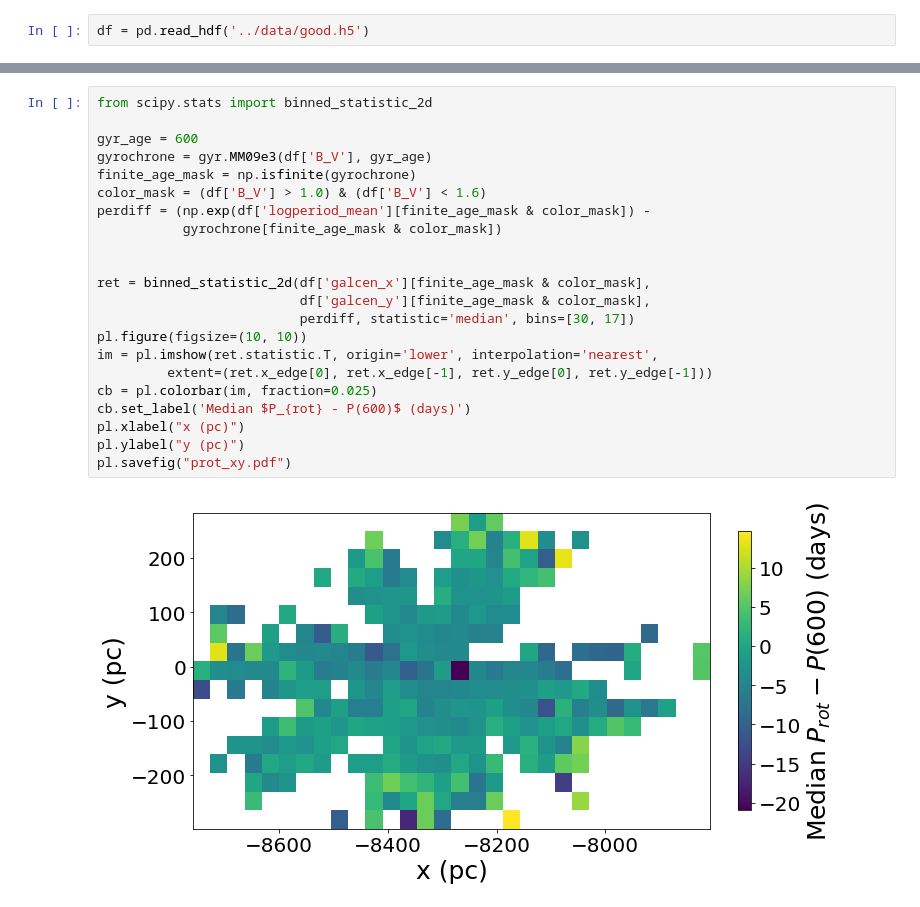
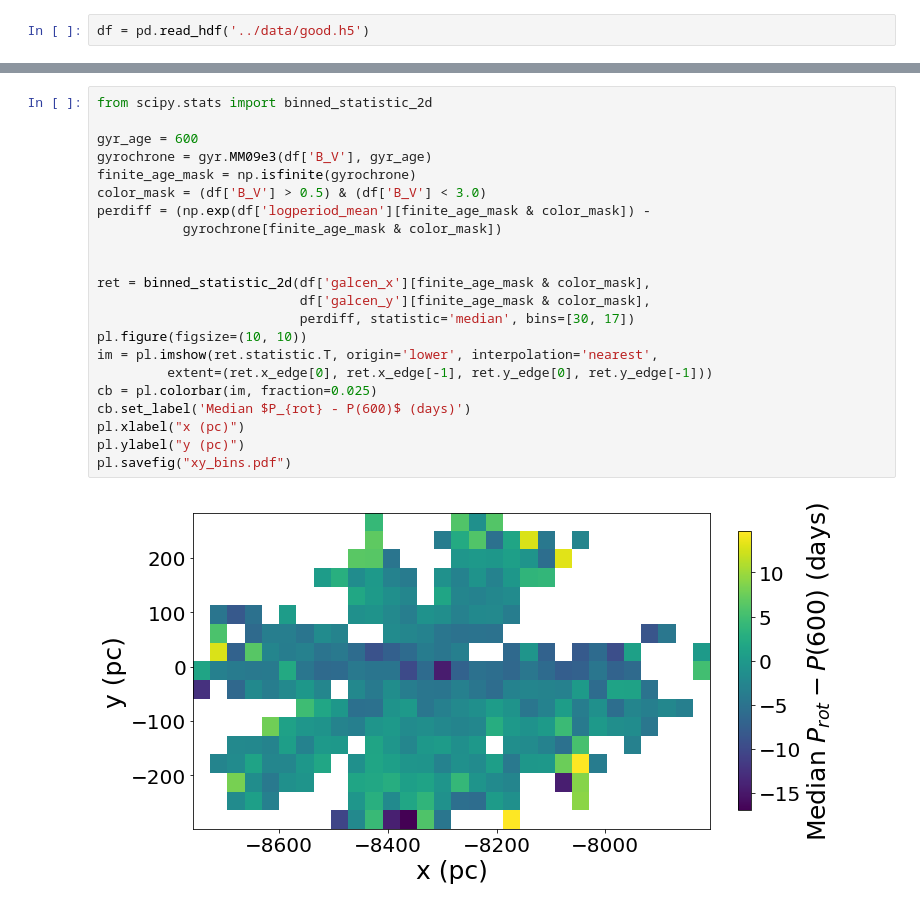
Before and after one commit to tagordon/k2rot, a Jupyter notebook: round/figures/map.ipynb, the cells around one changed output, grey strips where cells are left out. Cells and saved outputs as stored; diff of their text form.

```diff
--- a/round/figures/map.ipynb
+++ b/round/figures/map.ipynb
@@ -26,27 +26,27 @@ pl.plot(df['galcen_x'], df['galcen_y'], '.')
 # %%
 from scipy.stats import binned_statistic_2d
 
 gyr_age = 600
 gyrochrone = gyr.MM09e3(df['B_V'], gyr_age)
 finite_age_mask = np.isfinite(gyrochrone)
-color_mask = (df['B_V'] > 1.0) & (df['B_V'] < 1.6)
+color_mask = (df['B_V'] > 0.5) & (df['B_V'] < 3.0)
 perdiff = (np.exp(df['logperiod_mean'][finite_age_mask & color_mask]) -
            gyrochrone[finite_age_mask & color_mask])
 
 
 ret = binned_statistic_2d(df['galcen_x'][finite_age_mask & color_mask],
                           df['galcen_y'][finite_age_mask & color_mask],
                           perdiff, statistic='median', bins=[30, 17])
 pl.figure(figsize=(10, 10))
 im = pl.imshow(ret.statistic.T, origin='lower', interpolation='nearest',
          extent=(ret.x_edge[0], ret.x_edge[-1], ret.y_edge[0], ret.y_edge[-1]))
 cb = pl.colorbar(im, fraction=0.025)
 cb.set_label('Median $P_{rot} - P(600)$ (days)')
 pl.xlabel("x (pc)")
 pl.ylabel("y (pc)")
-pl.savefig("prot_xy.pdf")
+pl.savefig("xy_bins.pdf")
 # %% [output]
-[figure, old version]
+[figure, new version]
 # %%
 ret = binned_statistic_2d(df['galcen_x'][finite_age_mask & color_mask],
                           df['galcen_z'][finite_age_mask & color_mask],
```
Also changed, not shown: parts of 12 cells of this notebook, 28 other files.
